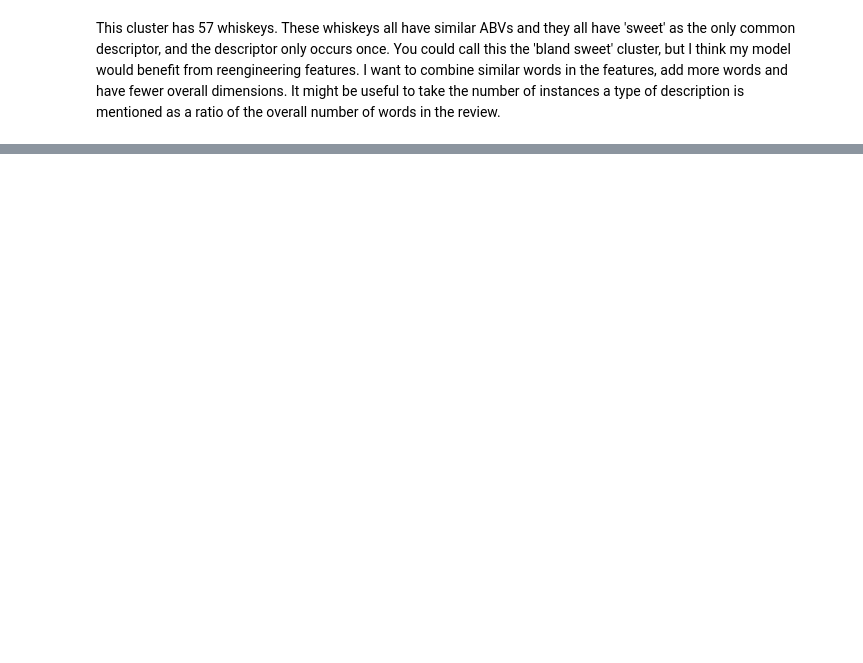
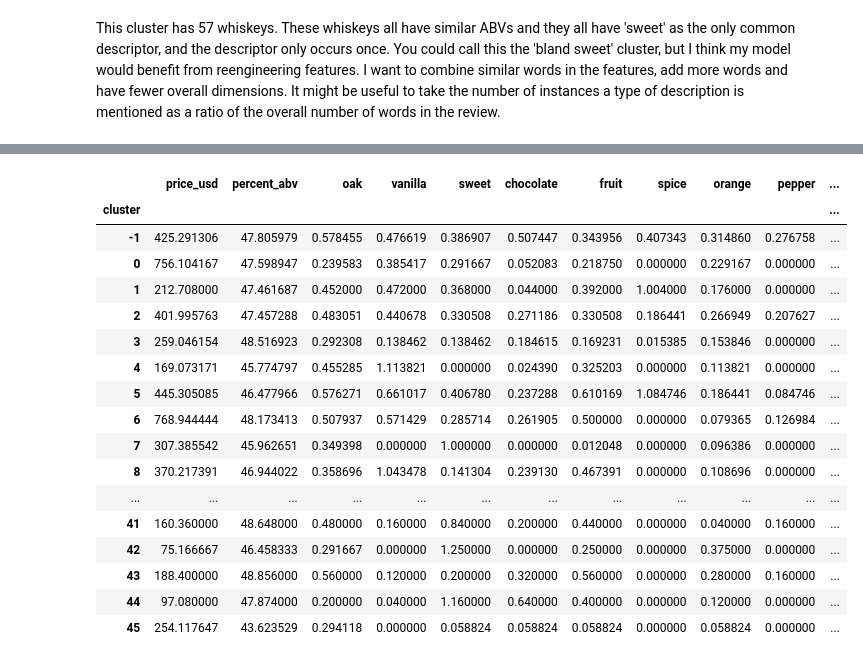
Before and after one commit to gspahlin/WhiskeyAdvocate_Review_Clustering_Analysis, a Jupyter notebook: Whiskey_unsuper_learn_cluster1.ipynb, the cells around one changed output, grey strips where cells are left out. Cells and saved outputs as stored; diff of their text form; code cells hidden in the pictures; blank space fills up the shorter version.

```diff
--- a/Whiskey_unsuper_learn_cluster1.ipynb
+++ b/Whiskey_unsuper_learn_cluster1.ipynb
@@ -429,0 +459,4 @@ connct.close()
+# %%
+ml_df_full2['cluster'] = tcls_2
+
+ml_df_full2.head()
@@ -429,0 +470,23 @@ connct.close()
+# %%
+cls_chars = ml_df_full2.groupby('cluster').mean()
+
+cls_chars
+# %% [output]
+|  | price_usd | percent_abv | oak | vanilla | sweet | chocolate | fruit | spice | orange | pepper | ... |
+| cluster |  |  |  |  |  |  |  |  |  |  | ... |
+| -1 | 425.291306 | 47.805979 | 0.578455 | 0.476619 | 0.386907 | 0.507447 | 0.343956 | 0.407343 | 0.314860 | 0.276758 | ... |
+| 0 | 756.104167 | 47.598947 | 0.239583 | 0.385417 | 0.291667 | 0.052083 | 0.218750 | 0.000000 | 0.229167 | 0.000000 | ... |
+| 1 | 212.708000 | 47.461687 | 0.452000 | 0.472000 | 0.368000 | 0.044000 | 0.392000 | 1.004000 | 0.176000 | 0.000000 | ... |
+| 2 | 401.995763 | 47.457288 | 0.483051 | 0.440678 | 0.330508 | 0.271186 | 0.330508 | 0.186441 | 0.266949 | 0.207627 | ... |
+| 3 | 259.046154 | 48.516923 | 0.292308 | 0.138462 | 0.138462 | 0.184615 | 0.169231 | 0.015385 | 0.153846 | 0.000000 | ... |
+| 4 | 169.073171 | 45.774797 | 0.455285 | 1.113821 | 0.000000 | 0.024390 | 0.325203 | 0.000000 | 0.113821 | 0.000000 | ... |
+| 5 | 445.305085 | 46.477966 | 0.576271 | 0.661017 | 0.406780 | 0.237288 | 0.610169 | 1.084746 | 0.186441 | 0.084746 | ... |
+| 6 | 768.944444 | 48.173413 | 0.507937 | 0.571429 | 0.285714 | 0.261905 | 0.500000 | 0.000000 | 0.079365 | 0.126984 | ... |
+| 7 | 307.385542 | 45.962651 | 0.349398 | 0.000000 | 1.000000 | 0.000000 | 0.012048 | 0.000000 | 0.096386 | 0.000000 | ... |
+| 8 | 370.217391 | 46.944022 | 0.358696 | 1.043478 | 0.141304 | 0.239130 | 0.467391 | 0.000000 | 0.108696 | 0.000000 | ... |
+| ... | ... | ... | ... | ... | ... | ... | ... | ... | ... | ... | ... |
+| 41 | 160.360000 | 48.648000 | 0.480000 | 0.160000 | 0.840000 | 0.200000 | 0.440000 | 0.000000 | 0.040000 | 0.160000 | ... |
+| 42 | 75.166667 | 46.458333 | 0.291667 | 0.000000 | 1.250000 | 0.000000 | 0.250000 | 0.000000 | 0.375000 | 0.000000 | ... |
+| 43 | 188.400000 | 48.856000 | 0.560000 | 0.120000 | 0.200000 | 0.320000 | 0.560000 | 0.000000 | 0.280000 | 0.160000 | ... |
+| 44 | 97.080000 | 47.874000 | 0.200000 | 0.040000 | 1.160000 | 0.640000 | 0.400000 | 0.000000 | 0.120000 | 0.000000 | ... |
+| 45 | 254.117647 | 43.623529 | 0.294118 | 0.000000 | 0.058824 | 0.058824 | 0.058824 | 0.000000 | 0.058824 | 0.000000 | ... |
```
Also changed, not shown: parts of 6 cells of this notebook.
